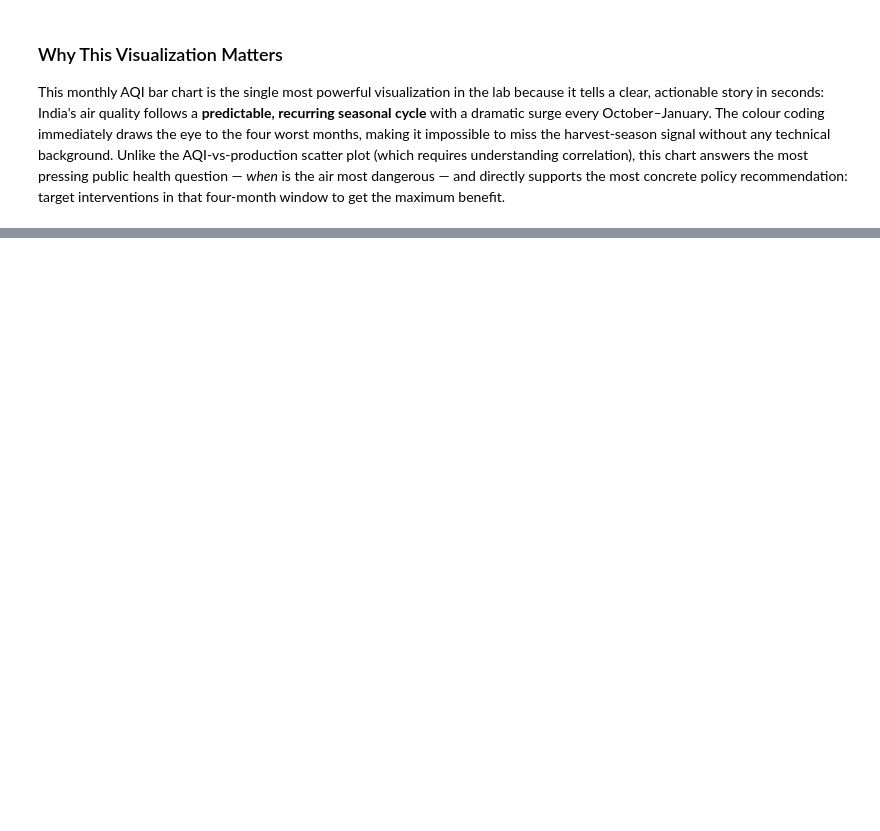
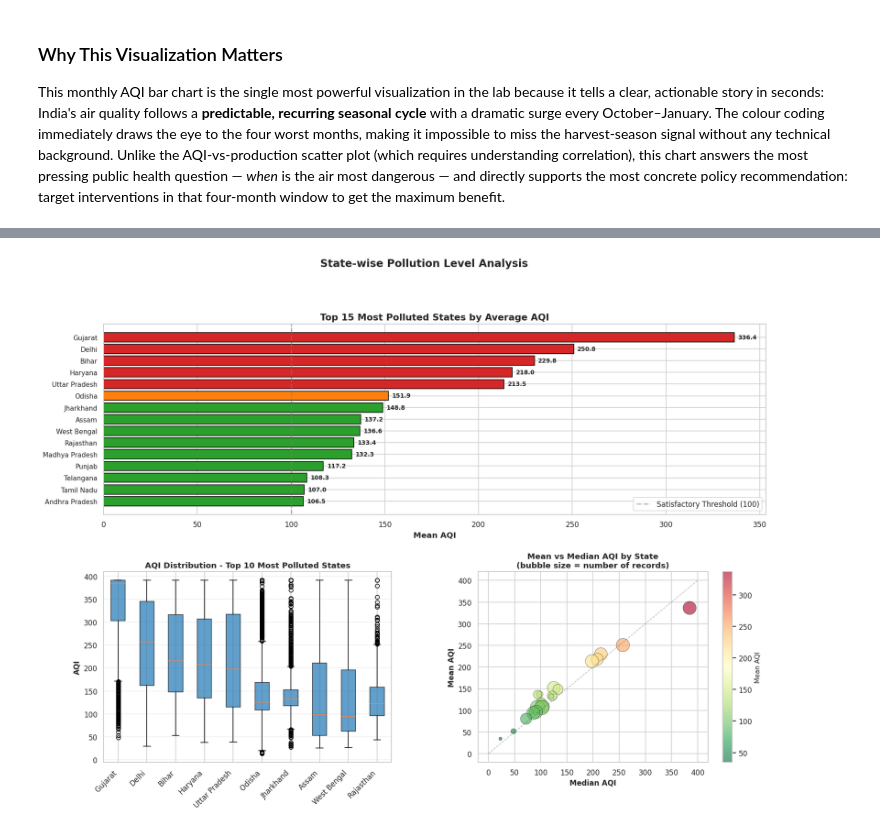
Before and after one commit to ArdenDiago/ML-Lab, a Jupyter notebook: lab/lab1/lab2b/ardendiago_2547112:Lab2.ipynb, the cells around one changed output, grey strips where cells are left out. Drawn from its saved outputs; the diff is of its cells as text; code cells hidden in the pictures; blank space fills up the shorter version.

```diff
--- a/lab/lab1/lab2b/ardendiago_2547112:Lab2.ipynb
+++ b/lab/lab1/lab2b/ardendiago_2547112:Lab2.ipynb
@@ -463,3 +461,78 @@ SyntaxError: unterminated string literal (detected at line 16) (2362949506.py, l
 ### Why This Visualization Matters
 
 This monthly AQI bar chart is the single most powerful visualization in the lab because it tells a clear, actionable story in seconds: India's air quality follows a **predictable, recurring seasonal cycle** with a dramatic surge every October–January. The colour coding immediately draws the eye to the four worst months, making it impossible to miss the harvest-season signal without any technical background. Unlike the AQI-vs-production scatter plot (which requires understanding correlation), this chart answers the most pressing public health question — *when* is the air most dangerous — and directly supports the most concrete policy recommendation: target interventions in that four-month window to get the maximum benefit.
+# %%
+print("="*80)
+print("STATE-WISE POLLUTION ANALYSIS")
+print("="*80)
+
+state_aqi_stats = df1.groupby('State').agg({
+    'AQI': ['mean', 'median', 'max', 'min', 'std', 'count']
+}).round(2)
+
+state_aqi_stats.columns = ['Mean AQI', 'Median AQI', 'Max AQI', 'Min AQI', 'Std Dev', 'Records']
+state_aqi_stats = state_aqi_stats.sort_values('Mean AQI', ascending=False)
+
+print("\nState-wise AQI Statistics (sorted by Mean AQI):")
+print(state_aqi_stats)
+
+fig = plt.figure(figsize=(18, 12))
+gs = fig.add_gridspec(2, 2, hspace=0.3, wspace=0.3)
+
+# 1. Bar chart: Top 15 most polluted states by mean AQI
+ax1 = fig.add_subplot(gs[0, :])
+top_states = state_aqi_stats.head(15)
+colors_bar = ['#d62728' if x > 200 else '#ff7f0e' if x > 150 else '#2ca02c'
+              for x in top_states['Mean AQI']]
+bars = ax1.barh(range(len(top_states)), top_states['Mean AQI'], color=colors_bar, edgecolor='black')
+ax1.set_yticks(range(len(top_states)))
+ax1.set_yticklabels(top_states.index, fontsize=10)
+ax1.set_xlabel('Mean AQI', fontsize=12, fontweight='bold')
+ax1.set_title('Top 15 Most Polluted States by Average AQI', fontsize=14, fontweight='bold')
+ax1.invert_yaxis()
+for i, (idx, val) in enumerate(zip(top_states.index, top_states['Mean AQI'])):
+    ax1.text(val + 2, i, f'{val:.1f}', va='center', fontsize=9, fontweight='bold')
+ax1.axvline(x=100, color='gray', linestyle='--', linewidth=2, alpha=0.5, label='Satisfactory Threshold (100)')
+ax1.legend()
+
+# 2. Box plot: AQI distribution by top 10 states
+ax2 = fig.add_subplot(gs[1, 0])
+top_10_states = state_aqi_stats.head(10).index.tolist()
+data_for_box = [df1[df1['State'] == state]['AQI'].dropna().values for state in top_10_states]
+bp = ax2.boxplot(data_for_box, labels=top_10_states, patch_artist=True)
+for patch in bp['boxes']:
+    patch.set_facecolor('#1f77b4')
+    patch.set_alpha(0.7)
+ax2.set_ylabel('AQI', fontsize=11, fontweight='bold')
+ax2.set_title('AQI Distribution - Top 10 Most Polluted States', fontsize=12, fontweight='bold')
+ax2.tick_params(axis='x', rotation=45)
+plt.setp(ax2.xaxis.get_majorticklabels(), rotation=45, ha='right')
+ax2.grid(axis='y', alpha=0.3)
+
+# 3. Scatter: Mean vs Median AQI by state
+ax3 = fig.add_subplot(gs[1, 1])
+scatter = ax3.scatter(state_aqi_stats['Median AQI'], state_aqi_stats['Mean AQI'],
+                     s=state_aqi_stats['Records']/5, alpha=0.6, c=state_aqi_stats['Mean AQI'],
+                     cmap='RdYlGn_r', edgecolors='black', linewidth=0.5)
+ax3.set_xlabel('Median AQI', fontsize=11, fontweight='bold')
+ax3.set_ylabel('Mean AQI', fontsize=11, fontweight='bold')
+ax3.set_title('Mean vs Median AQI by State\n(bubble size = number of records)', fontsize=12, fontweight='bold')
+cbar = plt.colorbar(scatter, ax=ax3)
+cbar.set_label('Mean AQI', fontsize=10)
+ax3.plot([0, 400], [0, 400], 'k--', alpha=0.3, linewidth=1)
+
+plt.suptitle('State-wise Pollution Level Analysis', fontsize=16, fontweight='bold', y=0.995)
+plt.tight_layout()
+plt.show()
+
+print("\n" + "="*80)
+print("KEY FINDINGS:")
+print("="*80)
+print(f"Most Polluted State: {state_aqi_stats.index[0]} (Mean AQI: {state_aqi_stats.iloc[0]['Mean AQI']:.2f})")
+print(f"Cleanest State: {state_aqi_stats.index[-1]} (Mean AQI: {state_aqi_stats.iloc[-1]['Mean AQI']:.2f})")
+print(f"\nStates with 'Poor' AQI (>200): {len(state_aqi_stats[state_aqi_stats['Mean AQI'] > 200])}")
+print(f"States with 'Moderate' AQI (150-200): {len(state_aqi_stats[(state_aqi_stats['Mean AQI'] >= 150) & (state_aqi_stats['Mean AQI'] <= 200)])}")
+print(f"States with 'Satisfactory' AQI (100-150): {len(state_aqi_stats[(state_aqi_stats['Mean AQI'] >= 100) & (state_aqi_stats['Mean AQI'] < 150)])}")
+print(f"States with 'Good' AQI (<100): {len(state_aqi_stats[state_aqi_stats['Mean AQI'] < 100])}")
+print("="*80)
+# %% [output]
@@ -465,0 +556 @@ This monthly AQI bar chart is the single most powerful visualization in the lab
+[figure, added]
```
Also changed, not shown: parts of 3 cells of this notebook, 4 other files.
